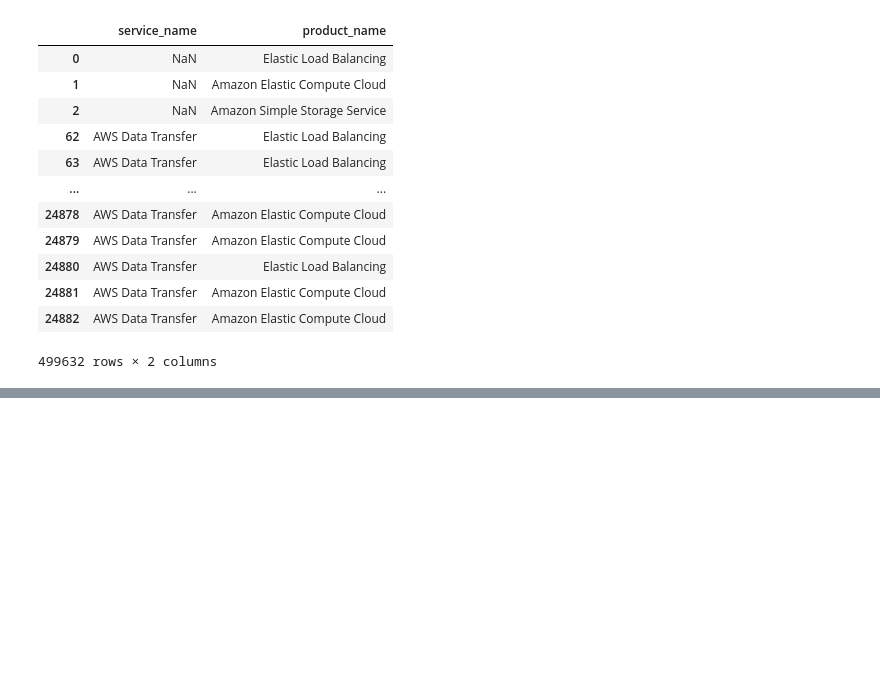
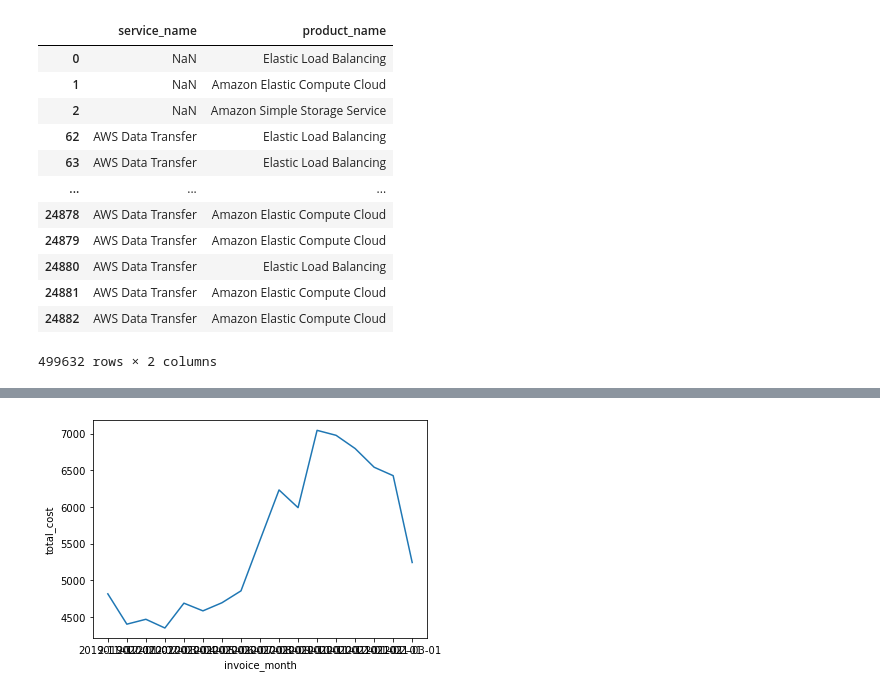
Before and after one commit to texasfight/ME379M_Hackathon, a Jupyter notebook: Notebooks/Irvin EDA.ipynb, the cells around one changed output, grey strips where cells are left out. Saved outputs shown, nothing was run; the diff lists cells and outputs as text; code cells hidden in the pictures; blank space fills up the shorter version.

```diff
--- a/Notebooks/Irvin EDA.ipynb
+++ b/Notebooks/Irvin EDA.ipynb
@@ -187,0 +169,2 @@ dfTotal[""]
+# %%
+XCO_month_cost = time_cost_agg(dfXCO)
@@ -187,0 +244,4 @@ dfTotal[""]
+# %%
+sns.lineplot(data=XCO_month_cost, x="invoice_month", y="total_cost");
+# %% [output]
+[figure, added]
```
Also changed, not shown: parts of 18 cells of this notebook, 1 other file.
